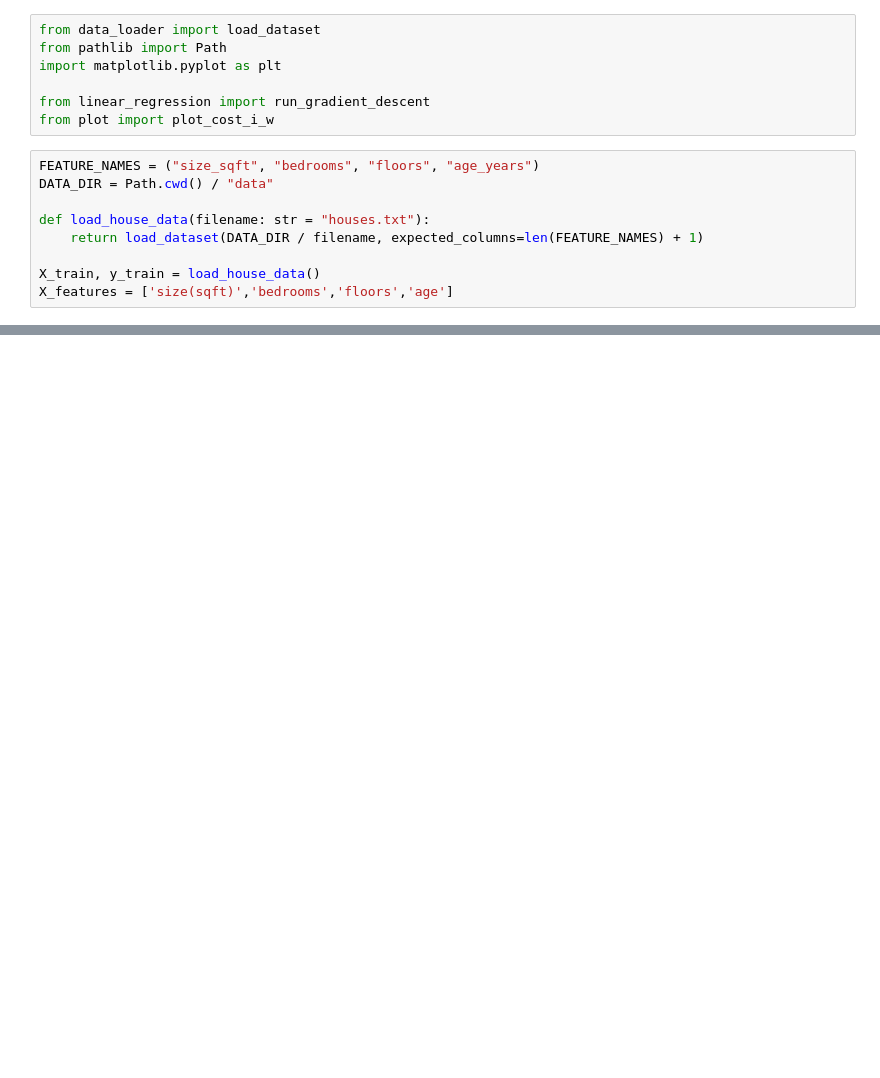
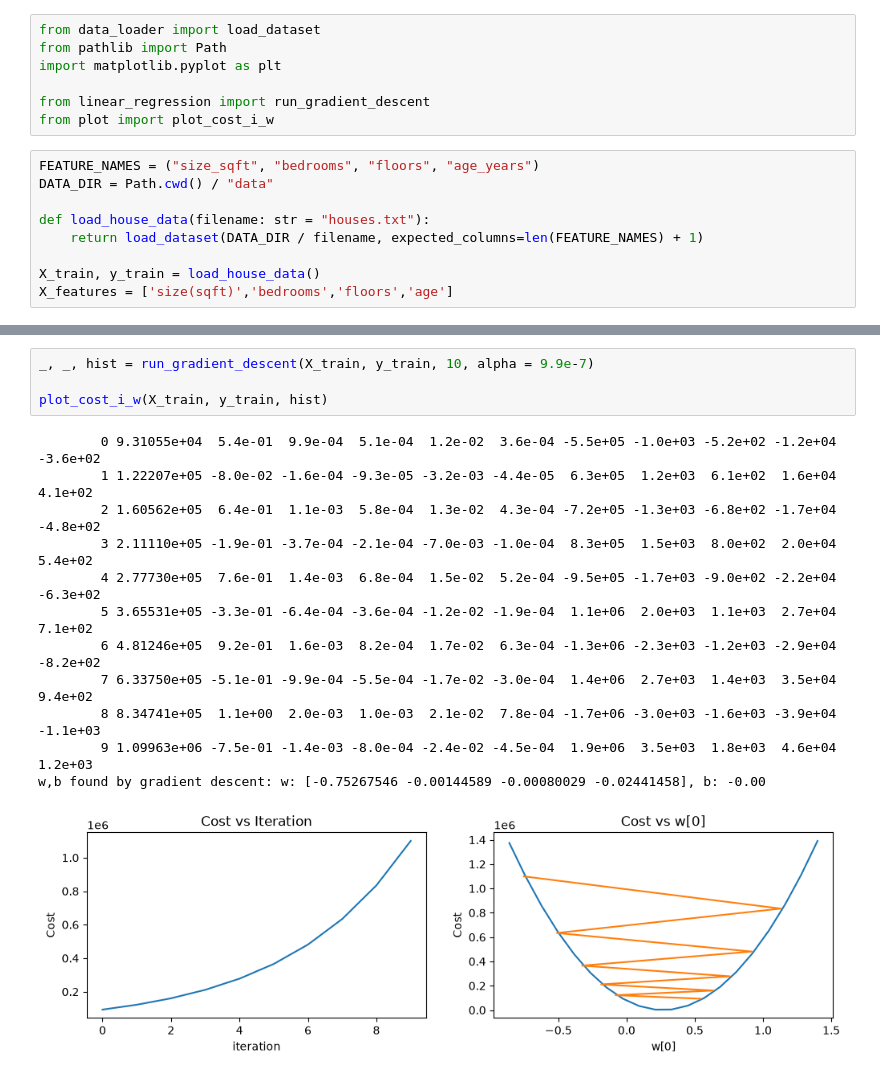
Before and after one commit to themohamedsabbah/house-price-prediction-linear-regression, a Jupyter notebook: src/visual_steps.ipynb, the cells around one changed output, grey strips where cells are left out. Saved outputs shown, nothing was run; the diff lists cells and outputs as text; blank space fills up the shorter version.

```diff
--- a/src/visual_steps.ipynb
+++ b/src/visual_steps.ipynb
@@ -23,0 +26,17 @@ plt.show()
+# %%
+_, _, hist = run_gradient_descent(X_train, y_train, 10, alpha = 9.9e-7)
+
+plot_cost_i_w(X_train, y_train, hist)
+# %% [output]
+        0 9.31055e+04  5.4e-01  9.9e-04  5.1e-04  1.2e-02  3.6e-04 -5.5e+05 -1.0e+03 -5.2e+02 -1.2e+04 -3.6e+02
+        1 1.22207e+05 -8.0e-02 -1.6e-04 -9.3e-05 -3.2e-03 -4.4e-05  6.3e+05  1.2e+03  6.1e+02  1.6e+04  4.1e+02
+        2 1.60562e+05  6.4e-01  1.1e-03  5.8e-04  1.3e-02  4.3e-04 -7.2e+05 -1.3e+03 -6.8e+02 -1.7e+04 -4.8e+02
+        3 2.11110e+05 -1.9e-01 -3.7e-04 -2.1e-04 -7.0e-03 -1.0e-04  8.3e+05  1.5e+03  8.0e+02  2.0e+04  5.4e+02
+        4 2.77730e+05  7.6e-01  1.4e-03  6.8e-04  1.5e-02  5.2e-04 -9.5e+05 -1.7e+03 -9.0e+02 -2.2e+04 -6.3e+02
+        5 3.65531e+05 -3.3e-01 -6.4e-04 -3.6e-04 -1.2e-02 -1.9e-04  1.1e+06  2.0e+03  1.1e+03  2.7e+04  7.1e+02
+        6 4.81246e+05  9.2e-01  1.6e-03  8.2e-04  1.7e-02  6.3e-04 -1.3e+06 -2.3e+03 -1.2e+03 -2.9e+04 -8.2e+02
+        7 6.33750e+05 -5.1e-01 -9.9e-04 -5.5e-04 -1.7e-02 -3.0e-04  1.4e+06  2.7e+03  1.4e+03  3.5e+04  9.4e+02
+        8 8.34741e+05  1.1e+00  2.0e-03  1.0e-03  2.1e-02  7.8e-04 -1.7e+06 -3.0e+03 -1.6e+03 -3.9e+04 -1.1e+03
+        9 1.09963e+06 -7.5e-01 -1.4e-03 -8.0e-04 -2.4e-02 -4.5e-04  1.9e+06  3.5e+03  1.8e+03  4.6e+04  1.2e+03
+w,b found by gradient descent: w: [-0.75267546 -0.00144589 -0.00080029 -0.02441458], b: -0.00
+[figure, added]
```
Also changed, not shown: parts of 3 cells of this notebook.
